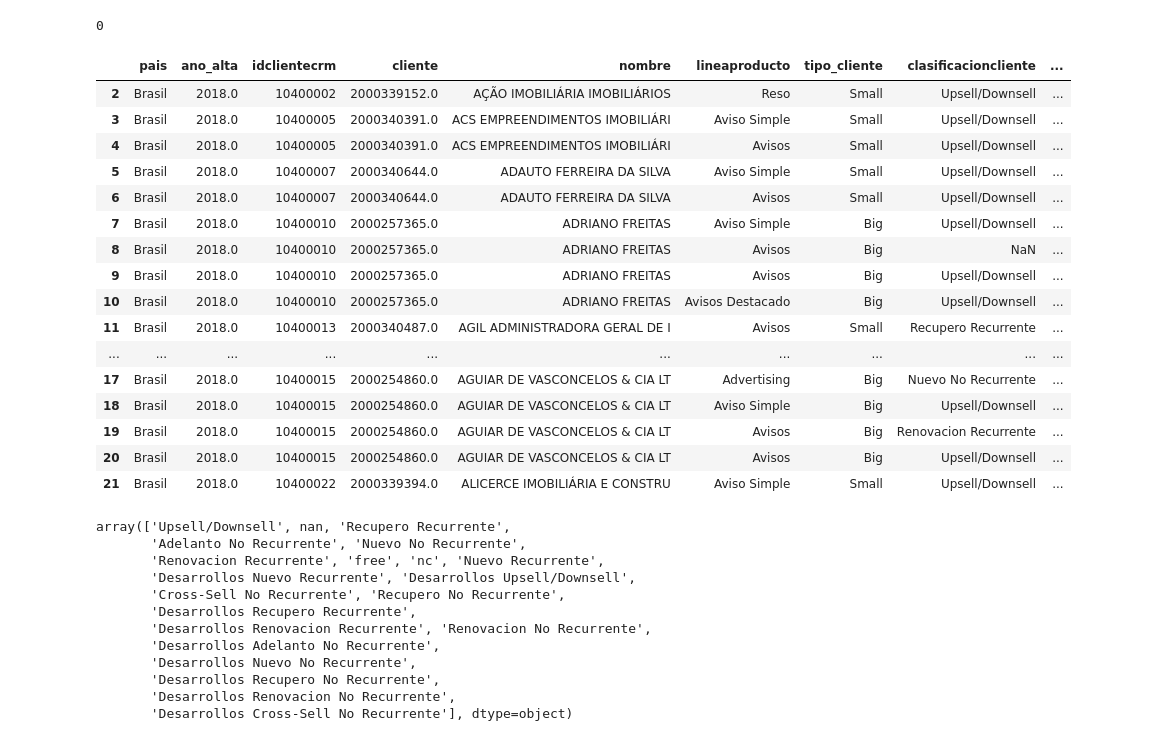
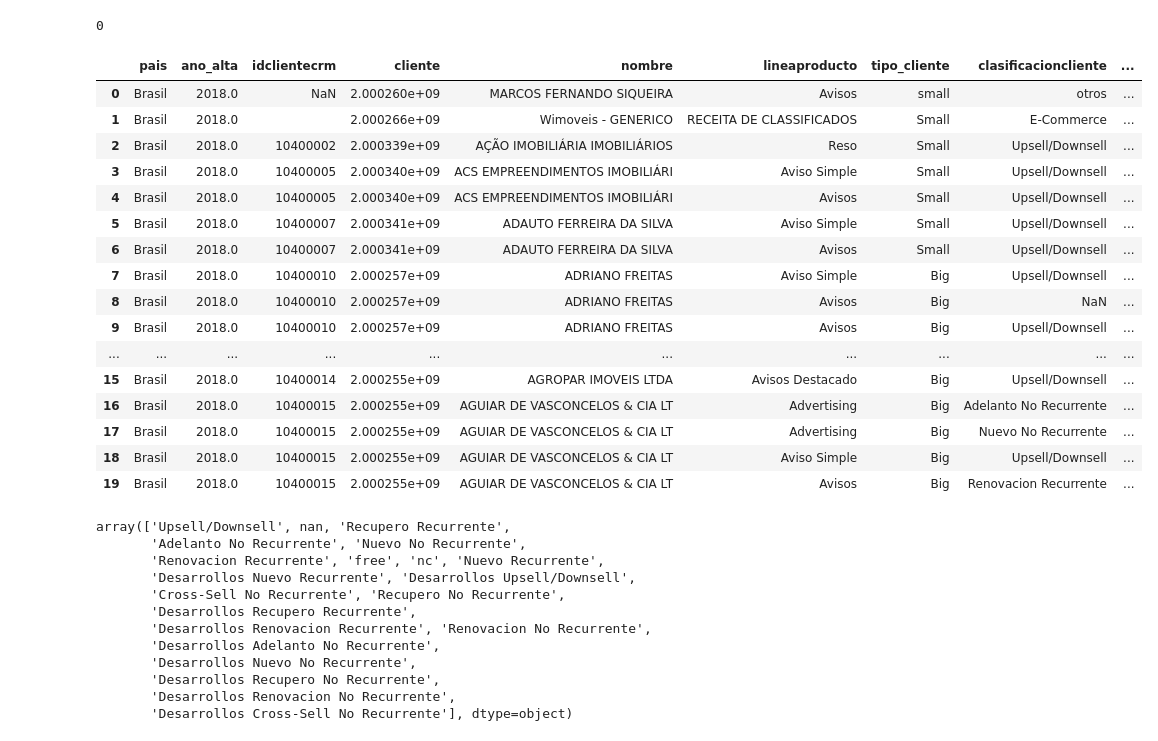
Before and after one commit to ITNavent/labs-ml-group, a Jupyter notebook: churn/churn.ipynb, the cells around one changed output. Drawn from its saved outputs; the diff is of its cells as text; code cells hidden in the pictures.

```diff
--- a/churn/churn.ipynb
+++ b/churn/churn.ipynb
@@ -5,7 +5,7 @@ import seaborn as sns
 import matplotlib.pyplot as plt
 from sklearn.metrics import confusion_matrix
 # %%
-data = pd.read_csv("/home/fvadell/trabajo/Brasil deep dive - BASE.csv")
+data = pd.read_csv("/home/fvadell/ml-tests/labs-ml-group/churn/Brasil deep dive - BASE.csv")
 # %% [markdown]
 ### Limpieza de datos
 # %%
@@ -20,25 +20,25 @@ len(data[data['tipo_cliente']=='small'])
 # %% [output]
 0
 # %%
-data.head(20)
+data.head(20).iloc[:, 0:10]
 # %% [output]
 |  | pais | ano_alta | idclientecrm | cliente | nombre | lineaproducto | tipo_cliente | clasificacioncliente | ... |
-| 2 | Brasil | 2018.0 | 10400002 | 2000339152.0 | AÇÃO IMOBILIÁRIA IMOBILIÁRIOS | Reso | Small | Upsell/Downsell | ... |
-| 3 | Brasil | 2018.0 | 10400005 | 2000340391.0 | ACS EMPREENDIMENTOS IMOBILIÁRI | Aviso Simple | Small | Upsell/Downsell | ... |
-| 4 | Brasil | 2018.0 | 10400005 | 2000340391.0 | ACS EMPREENDIMENTOS IMOBILIÁRI | Avisos | Small | Upsell/Downsell | ... |
-| 5 | Brasil | 2018.0 | 10400007 | 2000340644.0 | ADAUTO FERREIRA DA SILVA | Aviso Simple | Small | Upsell/Downsell | ... |
-| 6 | Brasil | 2018.0 | 10400007 | 2000340644.0 | ADAUTO FERREIRA DA SILVA | Avisos | Small | Upsell/Downsell | ... |
-| 7 | Brasil | 2018.0 | 10400010 | 2000257365.0 | ADRIANO FREITAS | Aviso Simple | Big | Upsell/Downsell | ... |
-| 8 | Brasil | 2018.0 | 10400010 | 2000257365.0 | ADRIANO FREITAS | Avisos | Big | NaN | ... |
-| 9 | Brasil | 2018.0 | 10400010 | 2000257365.0 | ADRIANO FREITAS | Avisos | Big | Upsell/Downsell | ... |
-| 10 | Brasil | 2018.0 | 10400010 | 2000257365.0 | ADRIANO FREITAS | Avisos Destacado | Big | Upsell/Downsell | ... |
-| 11 | Brasil | 2018.0 | 10400013 | 2000340487.0 | AGIL ADMINISTRADORA GERAL DE I | Avisos | Small | Recupero Recurrente | ... |
+| 0 | Brasil | 2018.0 | NaN | 2.000260e+09 | MARCOS FERNANDO SIQUEIRA | Avisos | small | otros | ... |
+| 1 | Brasil | 2018.0 |  | 2.000266e+09 | Wimoveis - GENERICO | RECEITA DE CLASSIFICADOS | Small | E-Commerce | ... |
+| 2 | Brasil | 2018.0 | 10400002 | 2.000339e+09 | AÇÃO IMOBILIÁRIA IMOBILIÁRIOS | Reso | Small | Upsell/Downsell | ... |
+| 3 | Brasil | 2018.0 | 10400005 | 2.000340e+09 | ACS EMPREENDIMENTOS IMOBILIÁRI | Aviso Simple | Small | Upsell/Downsell | ... |
+| 4 | Brasil | 2018.0 | 10400005 | 2.000340e+09 | ACS EMPREENDIMENTOS IMOBILIÁRI | Avisos | Small | Upsell/Downsell | ... |
+| 5 | Brasil | 2018.0 | 10400007 | 2.000341e+09 | ADAUTO FERREIRA DA SILVA | Aviso Simple | Small | Upsell/Downsell | ... |
+| 6 | Brasil | 2018.0 | 10400007 | 2.000341e+09 | ADAUTO FERREIRA DA SILVA | Avisos | Small | Upsell/Downsell | ... |
+| 7 | Brasil | 2018.0 | 10400010 | 2.000257e+09 | ADRIANO FREITAS | Aviso Simple | Big | Upsell/Downsell | ... |
+| 8 | Brasil | 2018.0 | 10400010 | 2.000257e+09 | ADRIANO FREITAS | Avisos | Big | NaN | ... |
+| 9 | Brasil | 2018.0 | 10400010 | 2.000257e+09 | ADRIANO FREITAS | Avisos | Big | Upsell/Downsell | ... |
 | ... | ... | ... | ... | ... | ... | ... | ... | ... | ... |
-| 17 | Brasil | 2018.0 | 10400015 | 2000254860.0 | AGUIAR DE VASCONCELOS & CIA LT | Advertising | Big | Nuevo No Recurrente | ... |
-| 18 | Brasil | 2018.0 | 10400015 | 2000254860.0 | AGUIAR DE VASCONCELOS & CIA LT | Aviso Simple | Big | Upsell/Downsell | ... |
-| 19 | Brasil | 2018.0 | 10400015 | 2000254860.0 | AGUIAR DE VASCONCELOS & CIA LT | Avisos | Big | Renovacion Recurrente | ... |
-| 20 | Brasil | 2018.0 | 10400015 | 2000254860.0 | AGUIAR DE VASCONCELOS & CIA LT | Avisos | Big | Upsell/Downsell | ... |
-| 21 | Brasil | 2018.0 | 10400022 | 2000339394.0 | ALICERCE IMOBILIÁRIA E CONSTRU | Aviso Simple | Small | Upsell/Downsell | ... |
+| 15 | Brasil | 2018.0 | 10400014 | 2.000255e+09 | AGROPAR IMOVEIS LTDA | Avisos Destacado | Big | Upsell/Downsell | ... |
+| 16 | Brasil | 2018.0 | 10400015 | 2.000255e+09 | AGUIAR DE VASCONCELOS & CIA LT | Advertising | Big | Adelanto No Recurrente | ... |
+| 17 | Brasil | 2018.0 | 10400015 | 2.000255e+09 | AGUIAR DE VASCONCELOS & CIA LT | Advertising | Big | Nuevo No Recurrente | ... |
+| 18 | Brasil | 2018.0 | 10400015 | 2.000255e+09 | AGUIAR DE VASCONCELOS & CIA LT | Aviso Simple | Big | Upsell/Downsell | ... |
+| 19 | Brasil | 2018.0 | 10400015 | 2.000255e+09 | AGUIAR DE VASCONCELOS & CIA LT | Avisos | Big | Renovacion Recurrente | ... |
 # %%
 data['clasificacioncliente'].unique()
 # %% [output]
```
Also changed, not shown: 3 other files.
